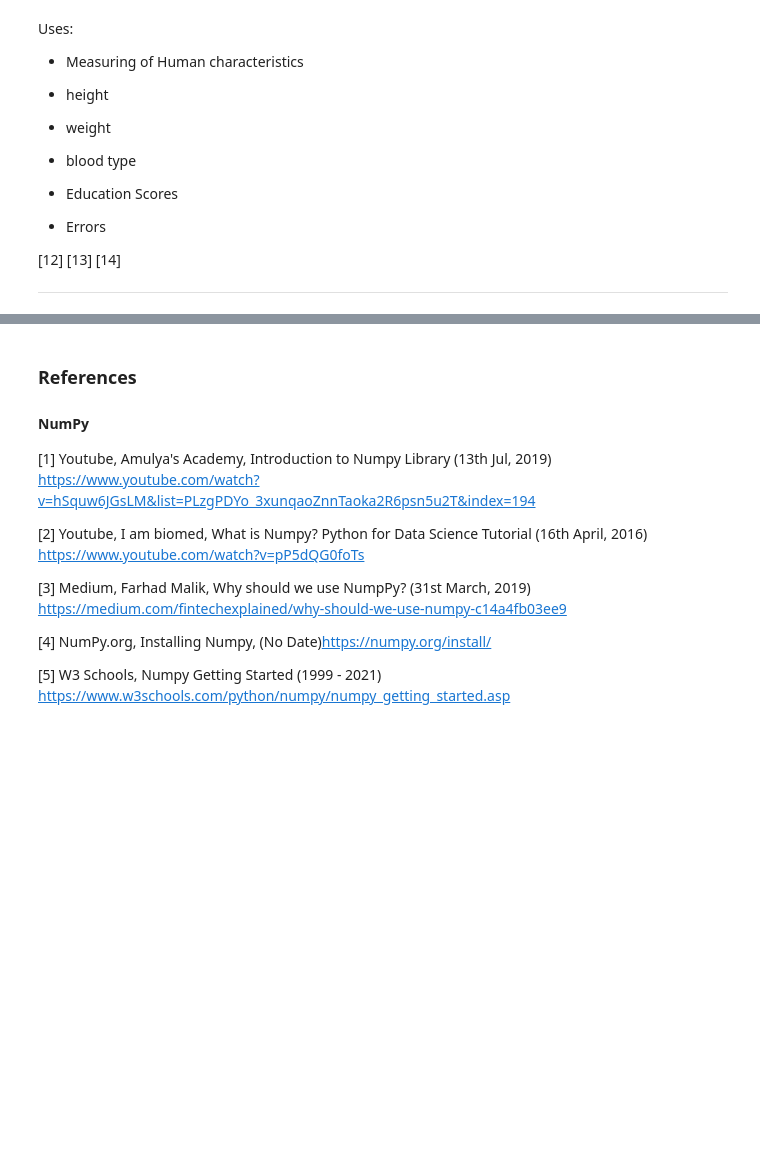
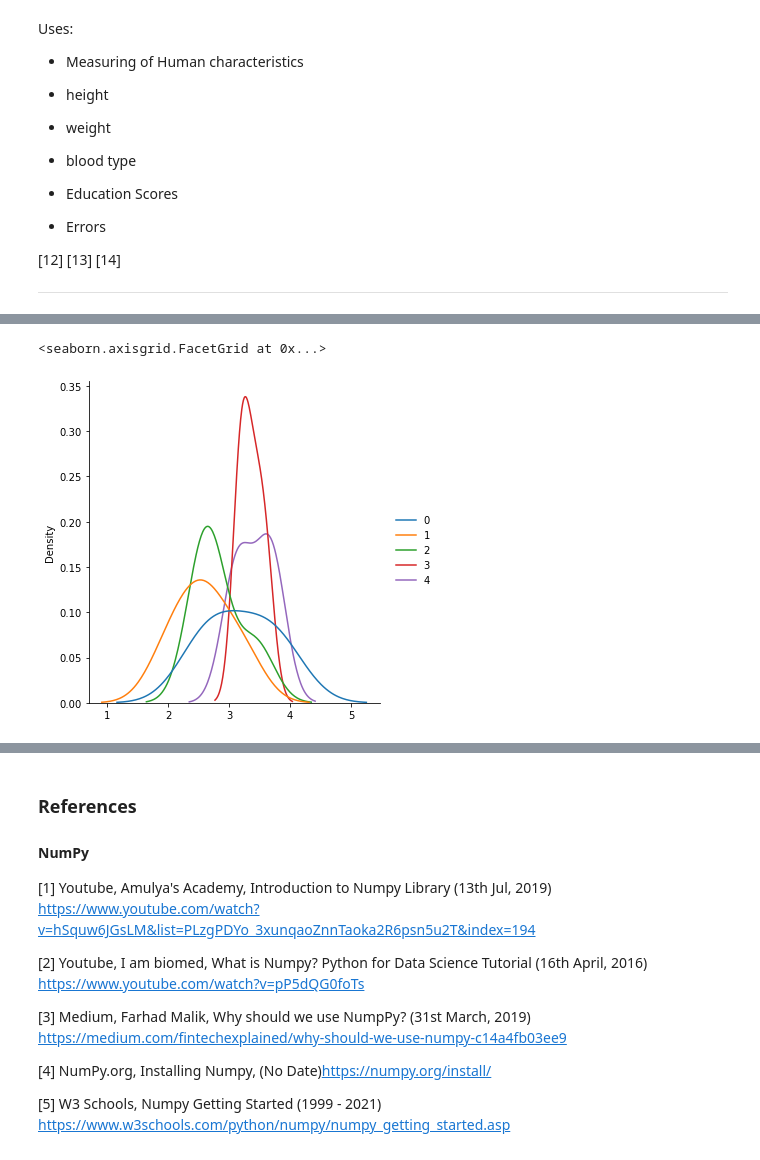
Before and after one commit to VCurry20/PDANumpy, a Jupyter notebook: Numpy.ipynb, the cells around one changed output, grey strips where cells are left out. Cells and saved outputs as stored; diff of their text form; code cells hidden in the pictures; blank space fills up the shorter version.

Commit message:
uniform

```diff
--- a/Numpy.ipynb
+++ b/Numpy.ipynb
@@ -834,0 +867,10 @@ text
+# %%
+uniform1 = rng.uniform(2, 4, size=(4,5))    # random.uniform  - low=2 / high=4 / size 5 * 6
+
+sns.displot(uniform1, kind='kde')           # plot seaborn displot( uniform data, kind - lines)
+
+
+# from this small selection the graph looks similar to the normal distribution
+# %% [output]
+<seaborn.axisgrid.FacetGrid at 0x...>
+[figure, added]
```
Also changed, not shown: parts of 50 cells of this notebook, 1 other file.
